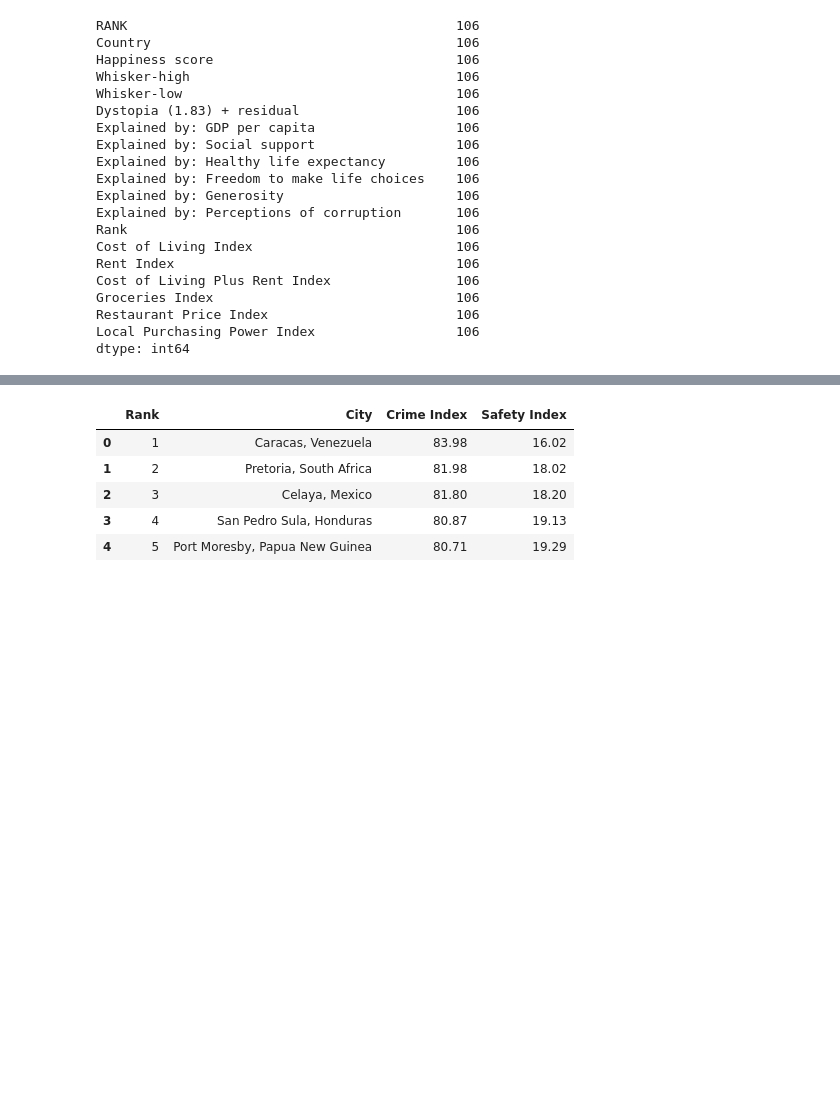
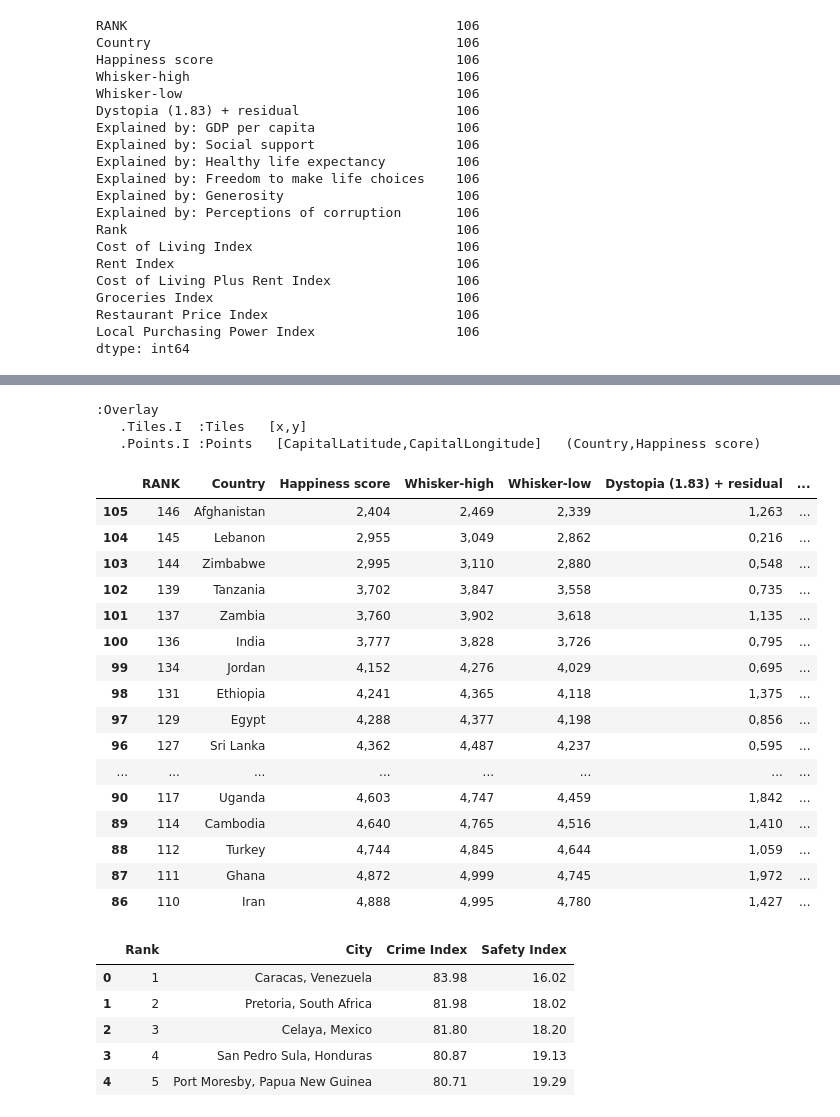
Before and after one commit to cburgyan/project1_happiness, a Jupyter notebook: pro1_happiness.ipynb, the cells around one changed output, grey strips where cells are left out. Drawn from its saved outputs; the diff is of its cells as text; code cells hidden in the pictures; blank space fills up the shorter version.

Commit message:
add capital lat and long and start on maps

```diff
--- a/pro1_happiness.ipynb
+++ b/pro1_happiness.ipynb
@@ -81,2 +161,44 @@ dtype: int64
+# %%
+%%capture --no-display
+
+happiestplot = mHapCostCoord_df.hvplot.points(
+    "CapitalLatitude",
+    "CapitalLongitude",
+    geo = True,
+    tiles = "OSM",
+    color = "Country",
+    size = 'Happiness score',
+    frame_width = 700,
+    frame_height = 600,
+    alpha = 0.5,
+    xlabel = "Longitude (Degrees)",
+    ylabel = "Latitude (Degrees)"
+)
+happiestplot
+# %% [output]
+:Overlay
+   .Tiles.I  :Tiles   [x,y]
+   .Points.I :Points   [CapitalLatitude,CapitalLongitude]   (Country,Happiness score)
+# %%
+bottom20Hap = mHapCost_df.sort_values('Happiness score').head(20)
+bottom20Hap
+# %% [output]
+|  | RANK | Country | Happiness score | Whisker-high | Whisker-low | Dystopia (1.83) + residual | ... |
+| 105 | 146 | Afghanistan | 2,404 | 2,469 | 2,339 | 1,263 | ... |
+| 104 | 145 | Lebanon | 2,955 | 3,049 | 2,862 | 0,216 | ... |
+| 103 | 144 | Zimbabwe | 2,995 | 3,110 | 2,880 | 0,548 | ... |
+| 102 | 139 | Tanzania | 3,702 | 3,847 | 3,558 | 0,735 | ... |
+| 101 | 137 | Zambia | 3,760 | 3,902 | 3,618 | 1,135 | ... |
+| 100 | 136 | India | 3,777 | 3,828 | 3,726 | 0,795 | ... |
+| 99 | 134 | Jordan | 4,152 | 4,276 | 4,029 | 0,695 | ... |
+| 98 | 131 | Ethiopia | 4,241 | 4,365 | 4,118 | 1,375 | ... |
+| 97 | 129 | Egypt | 4,288 | 4,377 | 4,198 | 0,856 | ... |
+| 96 | 127 | Sri Lanka | 4,362 | 4,487 | 4,237 | 0,595 | ... |
+| ... | ... | ... | ... | ... | ... | ... | ... |
+| 90 | 117 | Uganda | 4,603 | 4,747 | 4,459 | 1,842 | ... |
+| 89 | 114 | Cambodia | 4,640 | 4,765 | 4,516 | 1,410 | ... |
+| 88 | 112 | Turkey | 4,744 | 4,845 | 4,644 | 1,059 | ... |
+| 87 | 111 | Ghana | 4,872 | 4,999 | 4,745 | 1,972 | ... |
+| 86 | 110 | Iran | 4,888 | 4,995 | 4,780 | 1,427 | ... |
 # %%
 crime_df = pd.read_csv('./Resources/WorldCrimeIndex.csv')
```
Also changed, not shown: parts of 6 cells of this notebook, 1 other file.
